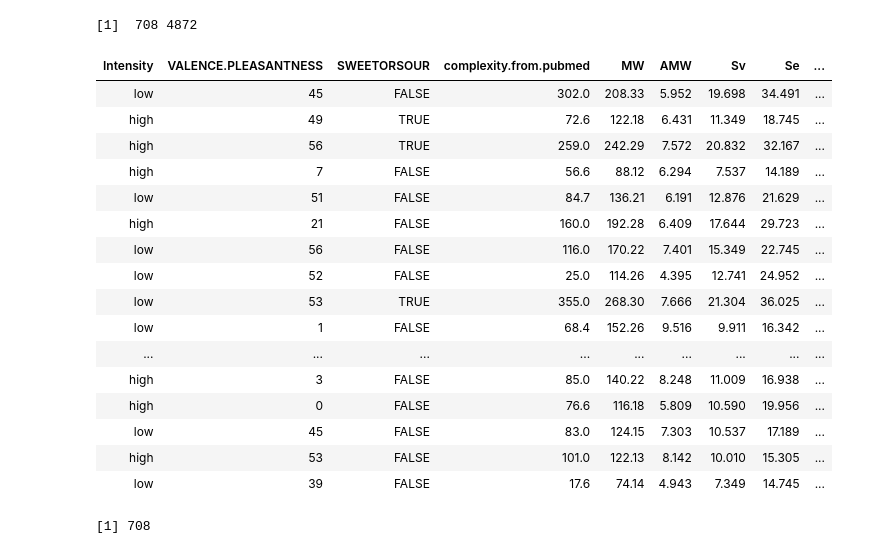
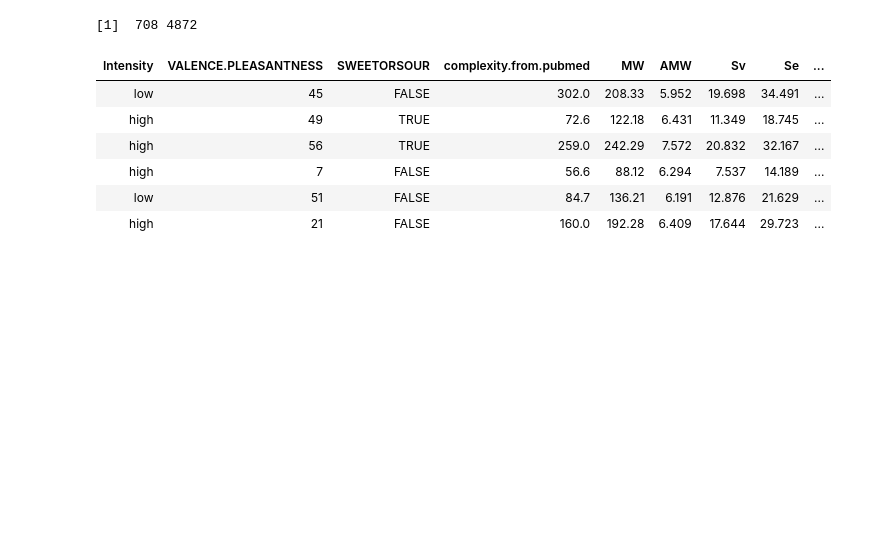
Before and after one commit to Alicia-max/BIO322-Regression, a Jupyter notebook: src/Exploration.ipynb, the cells around one changed output. Drawn from its saved outputs; the diff is of its cells as text; code cells hidden in the pictures; blank space fills up the shorter version.

```diff
--- a/src/Exploration.ipynb
+++ b/src/Exploration.ipynb
@@ -1,28 +1,14 @@
 # %%
 data <- read.csv(file.path("..","data","training_data.csv"))
 data <- na.omit(data)
 dim(data)
-data
+head(data)
 # %% [output]
 [1]  708 4872
 | Intensity | VALENCE.PLEASANTNESS | SWEETORSOUR | complexity.from.pubmed | MW | AMW | Sv | Se | ... |
 | low | 45 | FALSE | 302.0 | 208.33 | 5.952 | 19.698 | 34.491 | ... |
 | high | 49 | TRUE | 72.6 | 122.18 | 6.431 | 11.349 | 18.745 | ... |
 | high | 56 | TRUE | 259.0 | 242.29 | 7.572 | 20.832 | 32.167 | ... |
 | high | 7 | FALSE | 56.6 | 88.12 | 6.294 | 7.537 | 14.189 | ... |
 | low | 51 | FALSE | 84.7 | 136.21 | 6.191 | 12.876 | 21.629 | ... |
 | high | 21 | FALSE | 160.0 | 192.28 | 6.409 | 17.644 | 29.723 | ... |
-| low | 56 | FALSE | 116.0 | 170.22 | 7.401 | 15.349 | 22.745 | ... |
-| low | 52 | FALSE | 25.0 | 114.26 | 4.395 | 12.741 | 24.952 | ... |
-| low | 53 | TRUE | 355.0 | 268.30 | 7.666 | 21.304 | 36.025 | ... |
-| low | 1 | FALSE | 68.4 | 152.26 | 9.516 | 9.911 | 16.342 | ... |
-| ... | ... | ... | ... | ... | ... | ... | ... | ... |
-| high | 3 | FALSE | 85.0 | 140.22 | 8.248 | 11.009 | 16.938 | ... |
-| high | 0 | FALSE | 76.6 | 116.18 | 5.809 | 10.590 | 19.956 | ... |
-| low | 45 | FALSE | 83.0 | 124.15 | 7.303 | 10.537 | 17.189 | ... |
-| high | 53 | FALSE | 101.0 | 122.13 | 8.142 | 10.010 | 15.305 | ... |
-| low | 39 | FALSE | 17.6 | 74.14 | 4.943 | 7.349 | 14.745 | ... |
-# %%
-length(data[, 1])
-# %% [output]
-[1] 708
```
Also changed, not shown: parts of 10 cells of this notebook.
